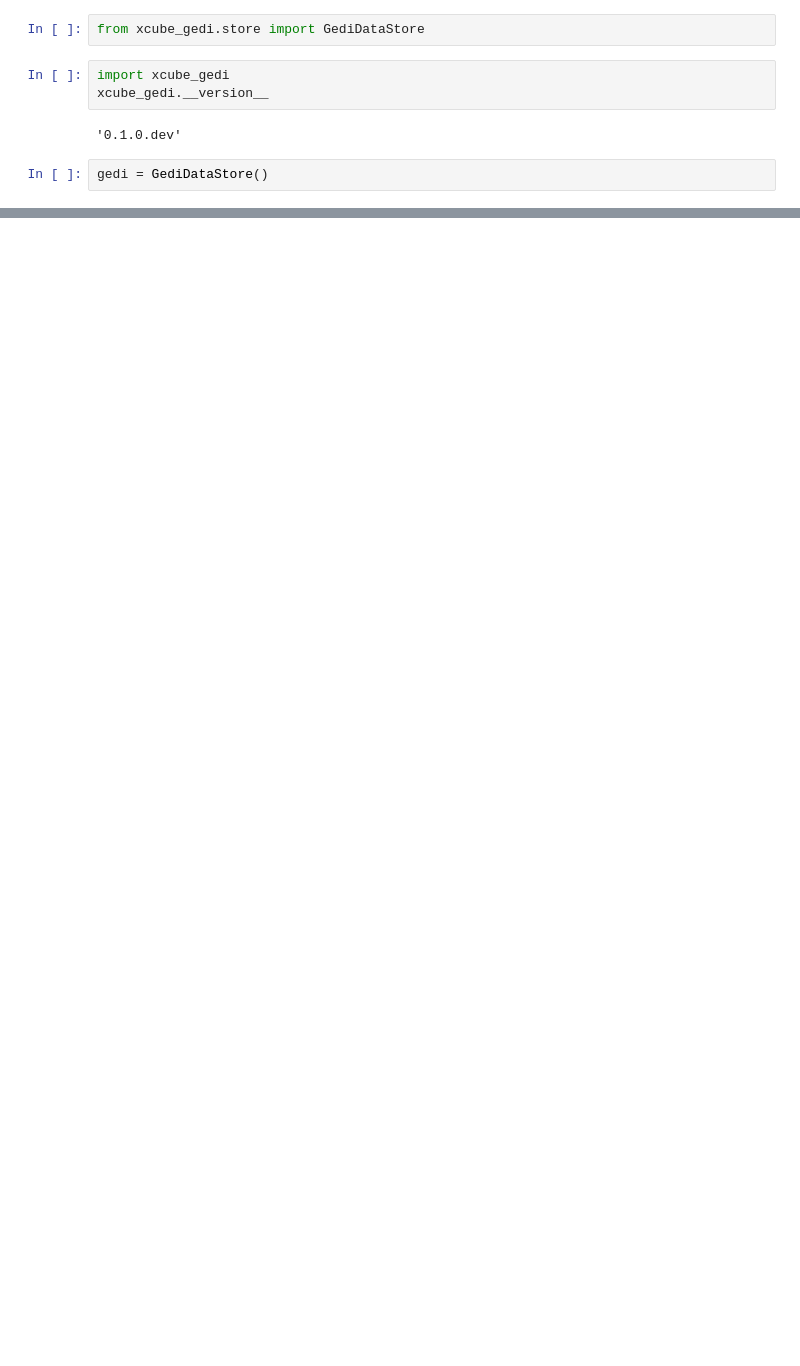
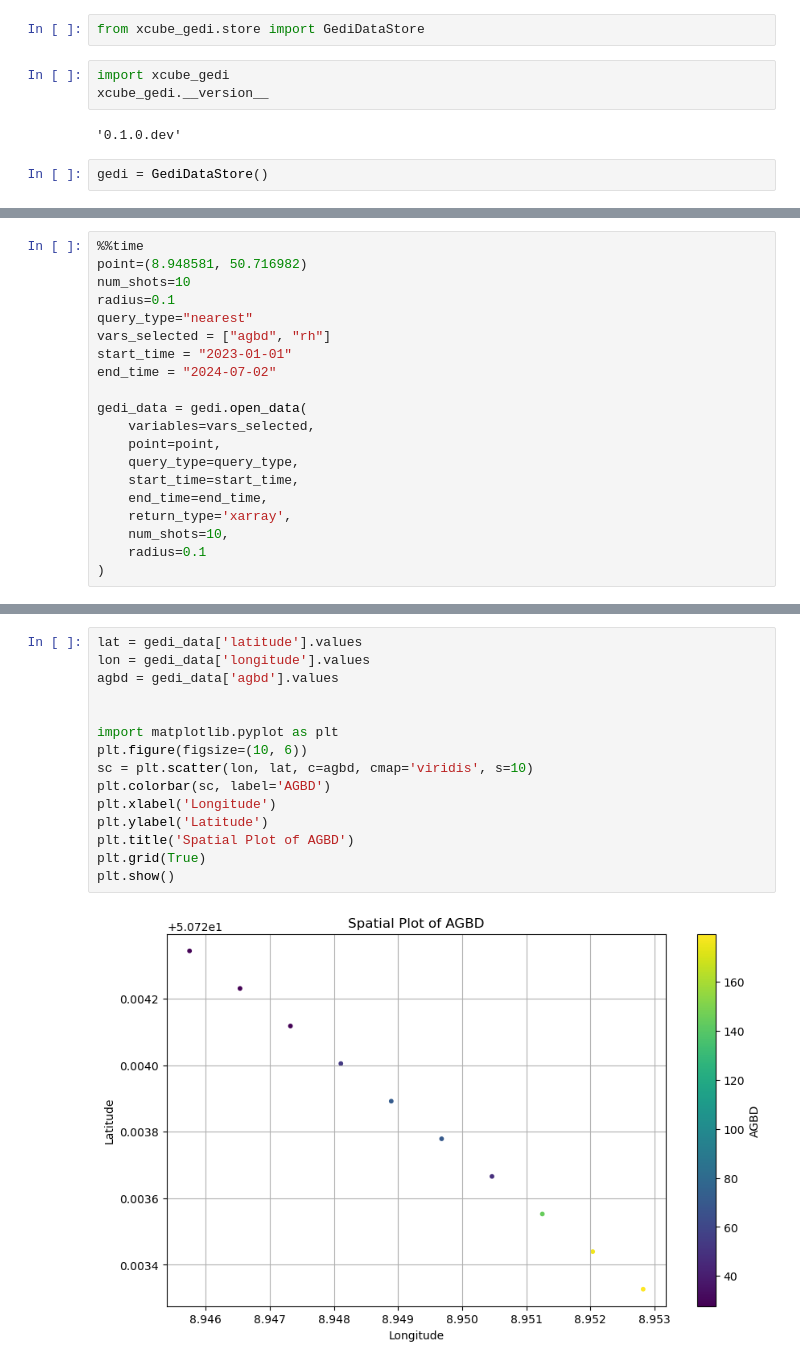
Before and after one commit to xcube-dev/xcube-gedidb, a Jupyter notebook: examples/notebooks/gedi_data_store.ipynb, the cells around one changed output, grey strips where cells are left out. Saved outputs shown, nothing was run; the diff lists cells and outputs as text; blank space fills up the shorter version.

```diff
--- a/examples/notebooks/gedi_data_store.ipynb
+++ b/examples/notebooks/gedi_data_store.ipynb
@@ -23,0 +104,20 @@ Data variables:
+# %%
+%%time
+point=(8.948581, 50.716982)
+num_shots=10
+radius=0.1
+query_type="nearest"
+vars_selected = ["agbd", "rh"]
+start_time = "2023-01-01"
+end_time = "2024-07-02"
+
+gedi_data = gedi.open_data(
+    variables=vars_selected,
+    point=point,
+    query_type=query_type,
+    start_time=start_time,
+    end_time=end_time,
+    return_type='xarray',
+    num_shots=10,
+    radius=0.1
+)
@@ -23,0 +141,17 @@ Data variables:
+# %%
+lat = gedi_data['latitude'].values
+lon = gedi_data['longitude'].values
+agbd = gedi_data['agbd'].values
+
+
+import matplotlib.pyplot as plt
+plt.figure(figsize=(10, 6))
+sc = plt.scatter(lon, lat, c=agbd, cmap='viridis', s=10)
+plt.colorbar(sc, label='AGBD')
+plt.xlabel('Longitude')
+plt.ylabel('Latitude')
+plt.title('Spatial Plot of AGBD')
+plt.grid(True)
+plt.show()
+# %% [output]
+[figure, added]
```
Also changed, not shown: parts of 11 cells of this notebook, 2 other files.
